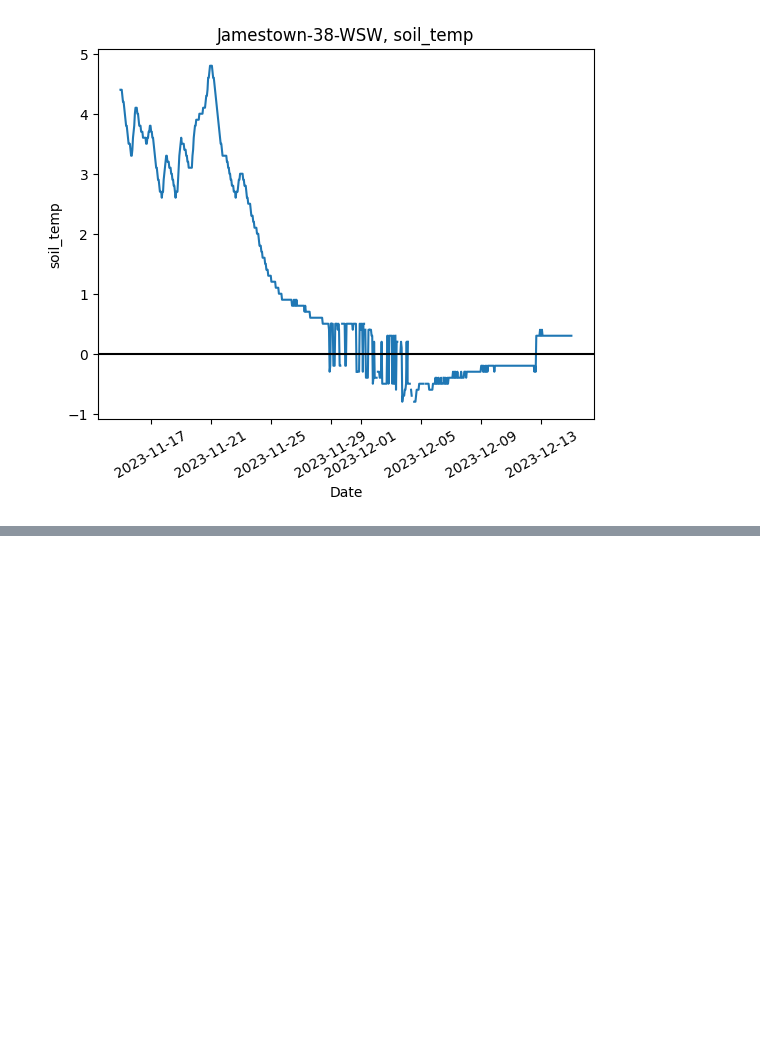
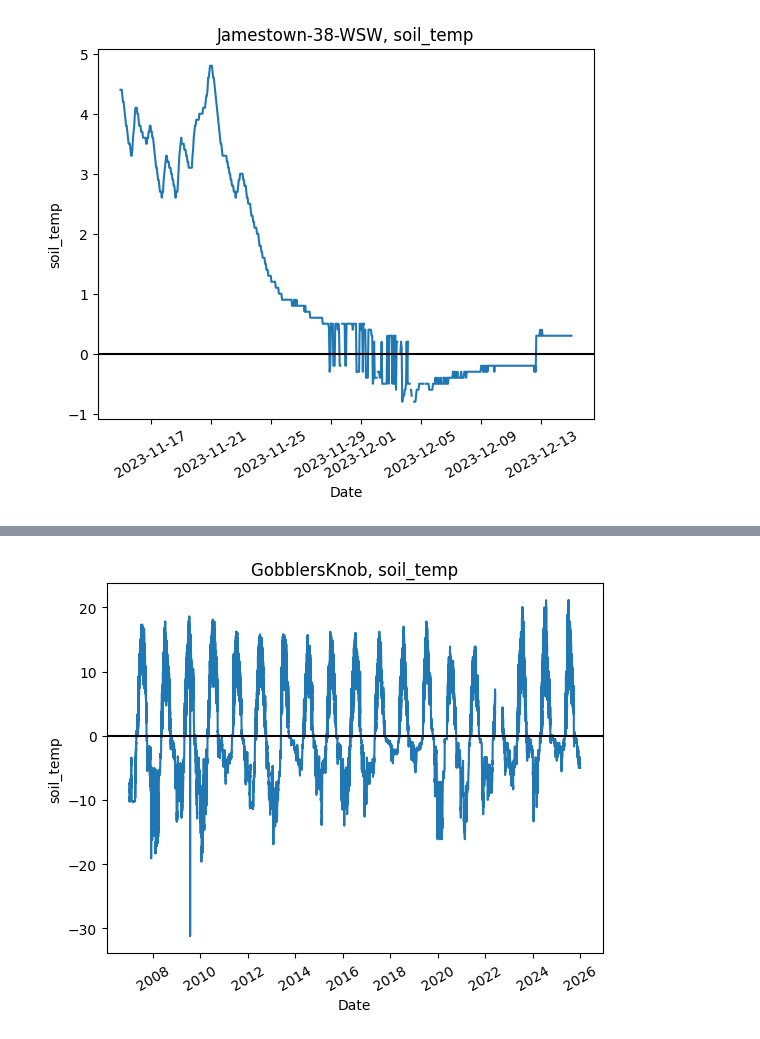
Before and after one commit to gerezk/freeze-thaw-soil-prediction, a Jupyter notebook: ISMN_data_cleaning.ipynb, the cells around one changed output, grey strips where cells are left out. Drawn from its saved outputs; the diff is of its cells as text; code cells hidden in the pictures; blank space fills up the shorter version.

```diff
--- a/ISMN_data_cleaning.ipynb
+++ b/ISMN_data_cleaning.ipynb
@@ -206,0 +222,11 @@ jamestown_df.to_csv(cleaned_data_path / f'{str(dir_jamestown)}_{short_variable}_
+# %%
+# preprocess data
+gobblers_knob_df = utils.collect_data(raw_data_path / dir_gobblers_knob, max_depth, short_variable, long_variable)
+gobblers_knob_df = utils.create_timestamp_col(gobblers_knob_df)
+gobblers_knob_df = utils.convert_nan(gobblers_knob_df, long_variable)
+
+# convert outlier spikes/drops to nan
+gobblers_knob_df_outliers = utils.find_outlier_spikes(gobblers_knob_df, long_variable, threshold)
+gobblers_knob_df = utils.make_nan_indices(gobblers_knob_df, long_variable, gobblers_knob_df_outliers)
+
+gobblers_knob_df.describe()
@@ -206,0 +258,4 @@ jamestown_df.to_csv(cleaned_data_path / f'{str(dir_jamestown)}_{short_variable}_
+# %%
+gobblers_knob_nan_df = utils.get_nan_gaps(gobblers_knob_df, long_variable)
+gobblers_knob_nan_df = utils.add_missed_transitions_col(gobblers_knob_nan_df)
+gobblers_knob_nan_df
@@ -206,0 +281,4 @@ jamestown_df.to_csv(cleaned_data_path / f'{str(dir_jamestown)}_{short_variable}_
+# %%
+utils.plot(gobblers_knob_df, long_variable, station=str(dir_gobblers_knob), form='line')
+# %% [output]
+[figure, added]
```
Also changed, not shown: parts of 35 cells of this notebook, 2 other files.
